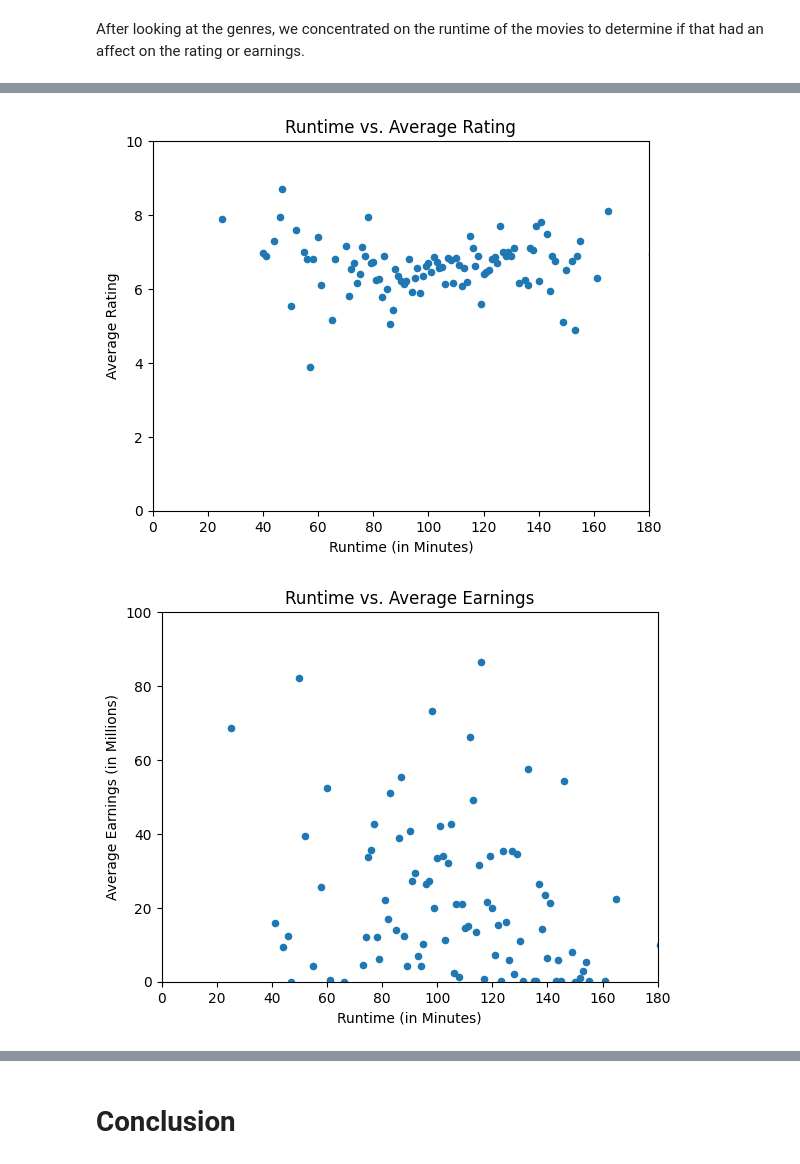
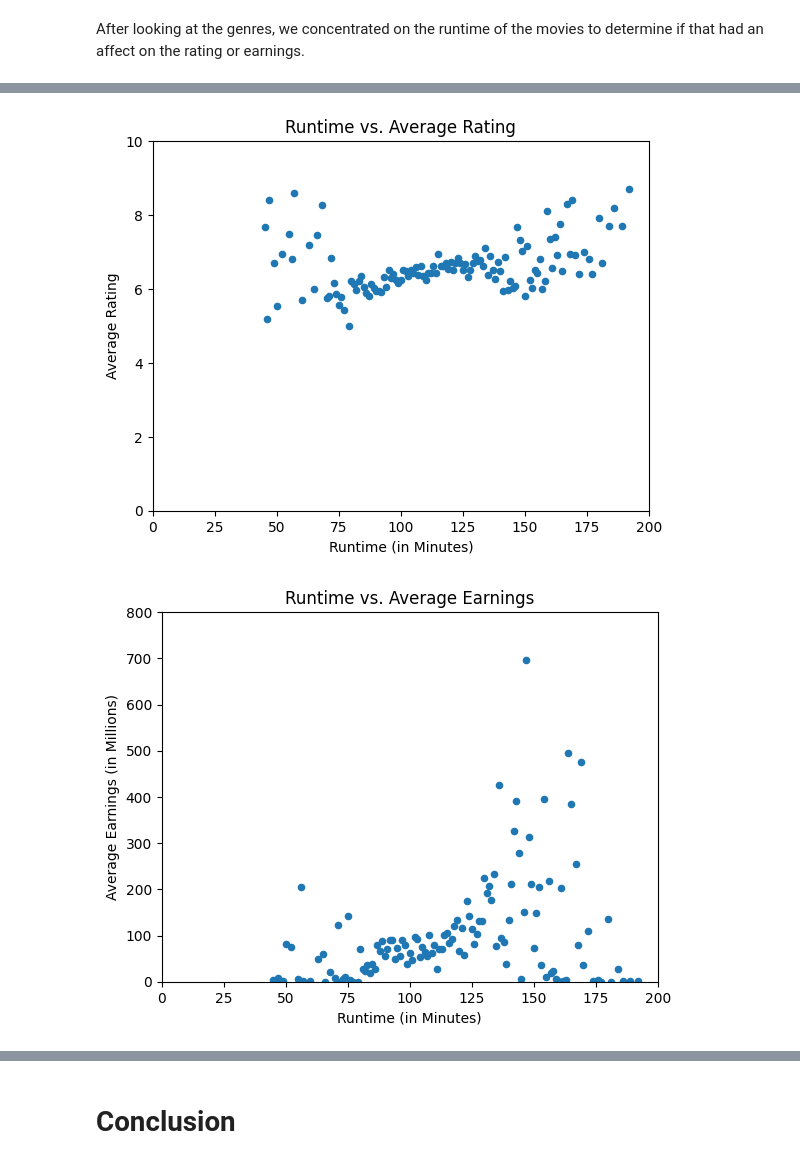
Before and after one commit to jscriven0218/MakingItInHollywood, a Jupyter notebook: MakingItInHollywood.ipynb, the cells around one changed output, grey strips where cells are left out. Cells and saved outputs as stored; diff of their text form; code cells hidden in the pictures.

```diff
--- a/MakingItInHollywood.ipynb
+++ b/MakingItInHollywood.ipynb
@@ -242,5 +269,5 @@ movie_info_single_genre
 # %%
-genre_count = movie_info_single_genre.value_counts('genres')
+genre_count = movie_info.value_counts('genres')
 genre_count = genre_count.sort_values(ascending=False)
 genre_count
 # %% [output]
@@ -265,6 +292,6 @@ genre_count
 dtype: int64
 # %%
-low_genres = genre_count[genre_count < 10]
+low_genres = genre_count[genre_count < 400]
 low_genres
 # %% [output]
 |  | count |
@@ -283,8 +316,8 @@ low_genres
 dtype: int64
 # %%
-movie_info_single_genre = movie_info_single_genre[~movie_info_single_genre['genres'].isin(low_genres.index)]
-movie_info_single_genre = movie_info_single_genre[~movie_info_single_genre['genres'].str.contains('None')]
-movie_info_single_genre = movie_info_single_genre.dropna(subset=['runtime_minutes'])
-movie_info_single_genre
+movie_info = movie_info[~movie_info['genres'].isin(low_genres.index)]
+movie_info = movie_info[~movie_info['genres'].str.contains('None')]
+movie_info = movie_info.dropna(subset=['runtime_minutes'])
+movie_info
 # %% [output]
 |  | movie_id | title | total_gross_inmil | runtime_minutes | genres | averagerating |
@@ -340,7 +376,7 @@ plt.show()
 # %% [markdown]
 After looking at the genres, we concentrated on the runtime of the movies to determine if that had an affect on the rating or earnings.
 # %%
-movie_info_runtime = movie_info_single_genre
+movie_info_runtime = movie_info.copy()
 movie_info_runtime
 # %% [output]
 |  | movie_id | title | total_gross_inmil | runtime_minutes | genres | averagerating |
@@ -391,22 +431,23 @@ runtime_info
+# %%
+ax = runtime_info.plot(x='runtime_minutes', y='rating', kind='scatter')
+ax.set_xlabel('Runtime (in Minutes)')
+ax.set_ylabel('Average Rating')
+ax.set_title('Runtime vs. Average Rating')
+plt.ylim(0,10)
+plt.xlim(0,200)
+plt.show()
+# %% [output]
+[figure, added]
 # %%
-ax = runtime_info.plot(x='runtime_minutes', y='rating', kind='scatter')
-ax.set_xlabel('Runtime (in Minutes)')
-ax.set_ylabel('Average Rating')
-ax.set_title('Runtime vs. Average Rating')
-plt.ylim(0,10)
-plt.xlim(0,180)
-plt.show()
-
 ax = runtime_info.plot(x='runtime_minutes', y='earnings', kind='scatter')
 ax.set_xlabel('Runtime (in Minutes)')
 ax.set_ylabel('Average Earnings (in Millions)')
 ax.set_title('Runtime vs. Average Earnings')
-plt.ylim(0,100)
-plt.xlim(0,180)
+plt.ylim(0,800)
+plt.xlim(0,200)
 plt.show()
 # %% [output]
-[figure, old version]
+[figure, new version]
-[figure, removed]
 # %%
 final_withearnings = movie_info_runtime
 final_withearnings
```
Also changed, not shown: parts of 28 cells of this notebook.
